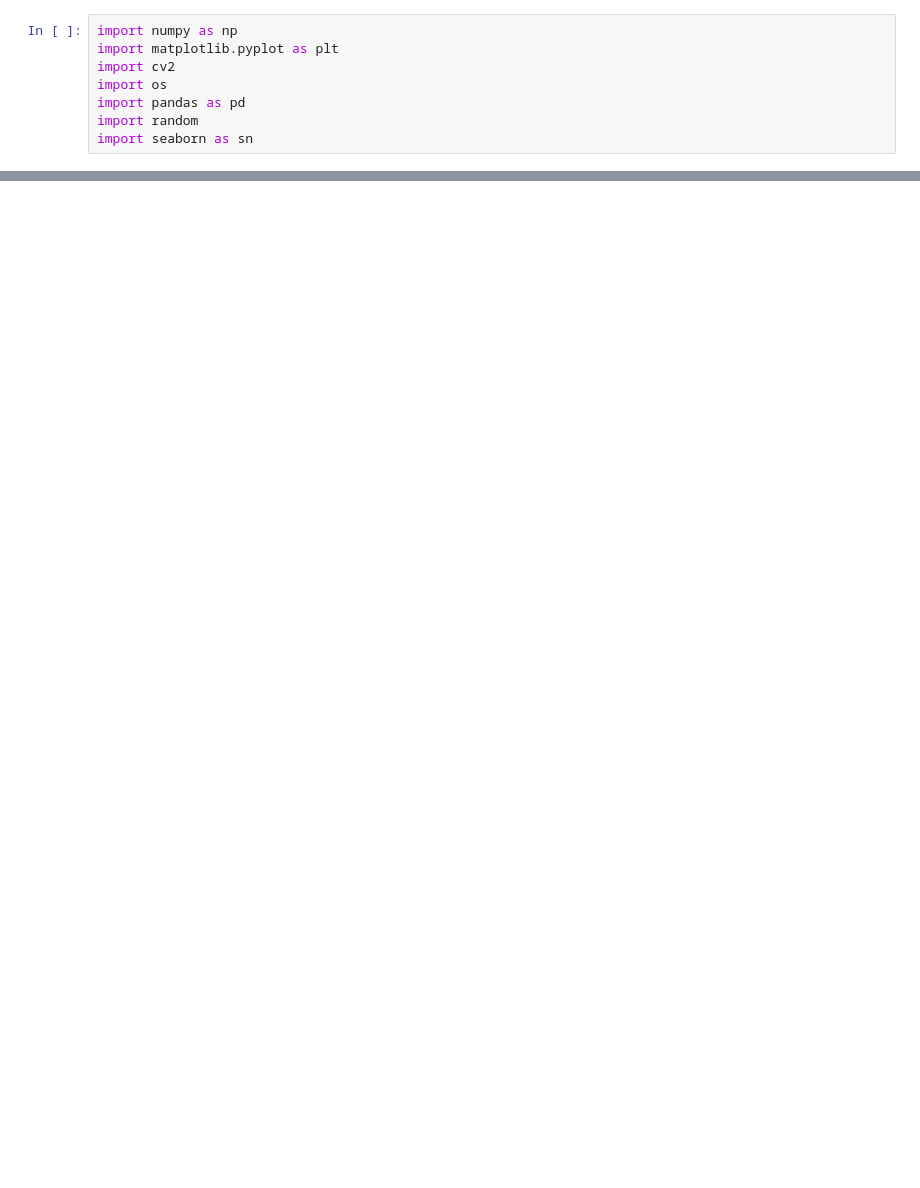
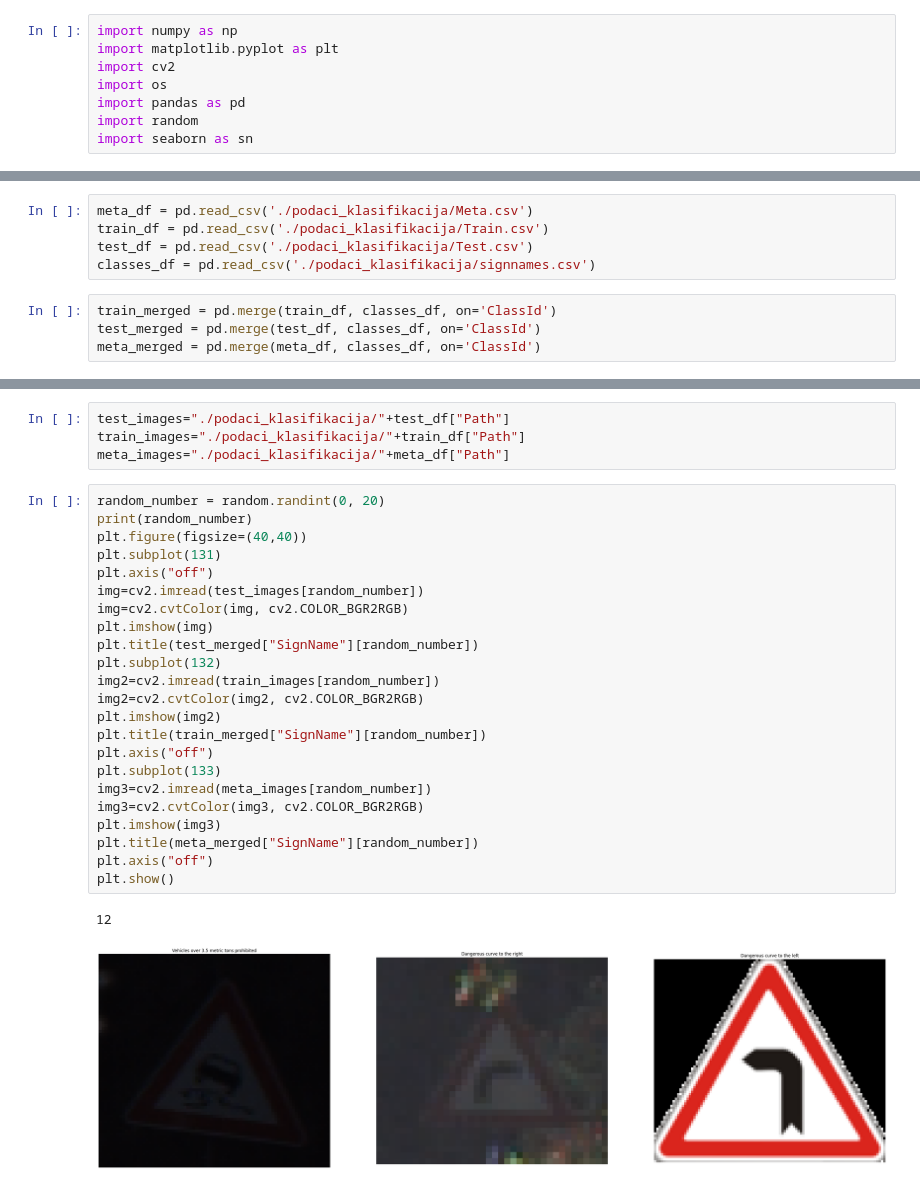
Before and after one commit to ajdinbukvic/poos-projekat, a Jupyter notebook: 01_priprema_analiza_podataka.ipynb, the cells around one changed output, grey strips where cells are left out. Cells and saved outputs as stored; diff of their text form; blank space fills up the shorter version.

```diff
--- a/01_priprema_analiza_podataka.ipynb
+++ b/01_priprema_analiza_podataka.ipynb
@@ -335,0 +9,9 @@ fig.savefig('assets/data/images/output/traffic_sign_gallery.jpg', bbox_inches='t
+# %%
+meta_df = pd.read_csv('./podaci_klasifikacija/Meta.csv')
+train_df = pd.read_csv('./podaci_klasifikacija/Train.csv')
+test_df = pd.read_csv('./podaci_klasifikacija/Test.csv')
+classes_df = pd.read_csv('./podaci_klasifikacija/signnames.csv')
+# %%
+train_merged = pd.merge(train_df, classes_df, on='ClassId')
+test_merged = pd.merge(test_df, classes_df, on='ClassId')
+meta_merged = pd.merge(meta_df, classes_df, on='ClassId')
@@ -335,0 +94,30 @@ fig.savefig('assets/data/images/output/traffic_sign_gallery.jpg', bbox_inches='t
+# %%
+test_images="./podaci_klasifikacija/"+test_df["Path"]
+train_images="./podaci_klasifikacija/"+train_df["Path"]
+meta_images="./podaci_klasifikacija/"+meta_df["Path"]
+# %%
+random_number = random.randint(0, 20)
+print(random_number)
+plt.figure(figsize=(40,40))
+plt.subplot(131)
+plt.axis("off")
+img=cv2.imread(test_images[random_number])
+img=cv2.cvtColor(img, cv2.COLOR_BGR2RGB)
+plt.imshow(img)
+plt.title(test_merged["SignName"][random_number])
+plt.subplot(132)
+img2=cv2.imread(train_images[random_number])
+img2=cv2.cvtColor(img2, cv2.COLOR_BGR2RGB)
+plt.imshow(img2)
+plt.title(train_merged["SignName"][random_number])
+plt.axis("off")
+plt.subplot(133)
+img3=cv2.imread(meta_images[random_number])
+img3=cv2.cvtColor(img3, cv2.COLOR_BGR2RGB)
+plt.imshow(img3)
+plt.title(meta_merged["SignName"][random_number])
+plt.axis("off")
+plt.show()
+# %% [output]
+12
+[figure, added]
```
Also changed, not shown: parts of 42 cells of this notebook.
